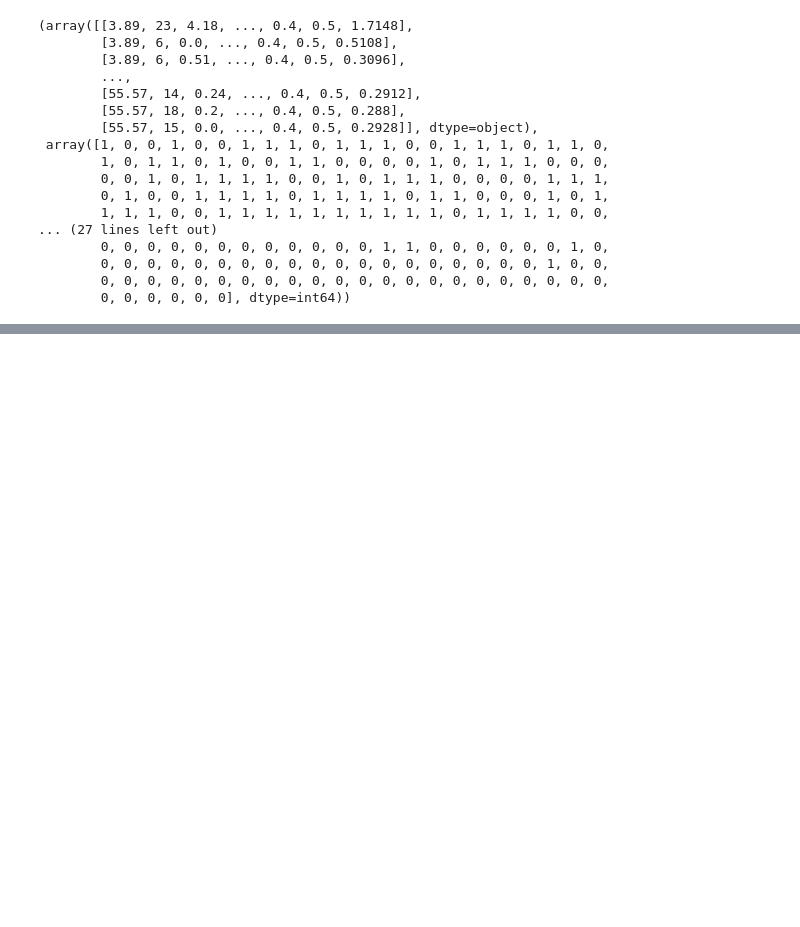
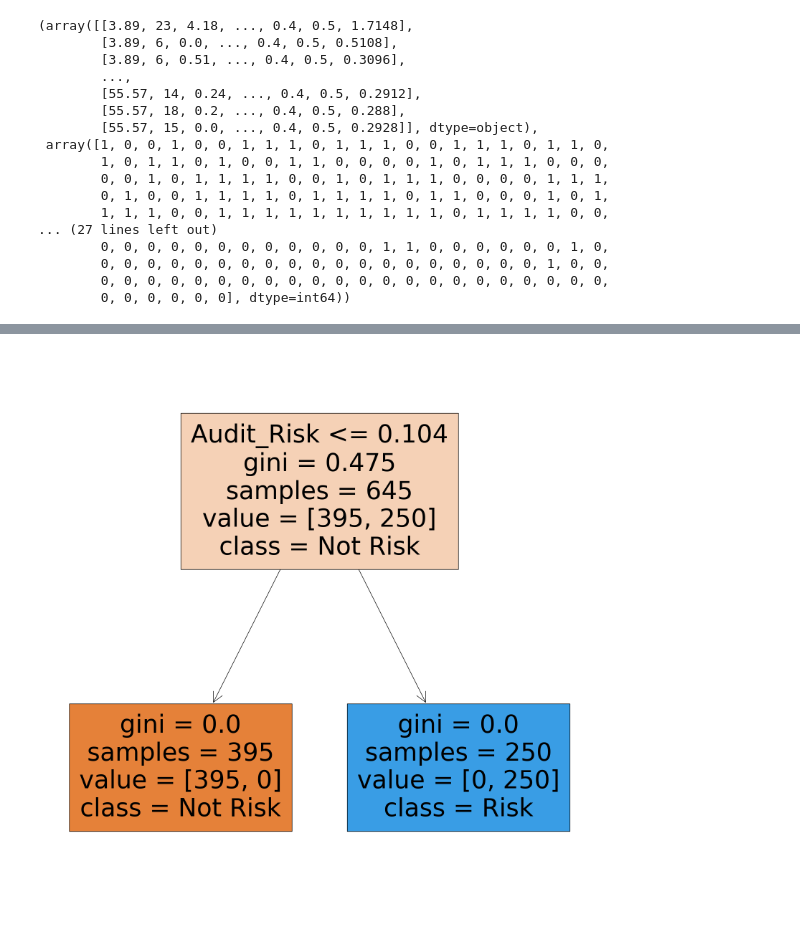
Before and after one commit to shbkukuk/ML, a Jupyter notebook: HW1.ipynb, the cells around one changed output, grey strips where cells are left out. Saved outputs shown, nothing was run; the diff lists cells and outputs as text; code cells hidden in the pictures; blank space fills up the shorter version.

```diff
--- a/HW1.ipynb
+++ b/HW1.ipynb
@@ -87,0 +75,5 @@ array([[0.007353497164461248, 0.638888888888889, 0.11611111111111111,
+# %%
+dataset = np.zeros(shape=(X.shape[0],X.shape[1]+1))
+dataset[:,:-1] = X
+dataset[:,-1] = Y
+dataset
@@ -107,0 +96,3 @@ dataset =
+# %%
+folds = cross_validation(dataset,6)
+folds
@@ -107,0 +406,8 @@ dataset =
+# %%
+plt.figure(figsize=(20,20))
+features = audit.columns
+classes = ['Not Risk','Risk']
+tree.plot_tree(model_tree,feature_names=features,class_names=classes,filled=True)
+plt.show()
+# %% [output]
+[figure, added]
```
Also changed, not shown: parts of 21 cells of this notebook, 2 other files.
